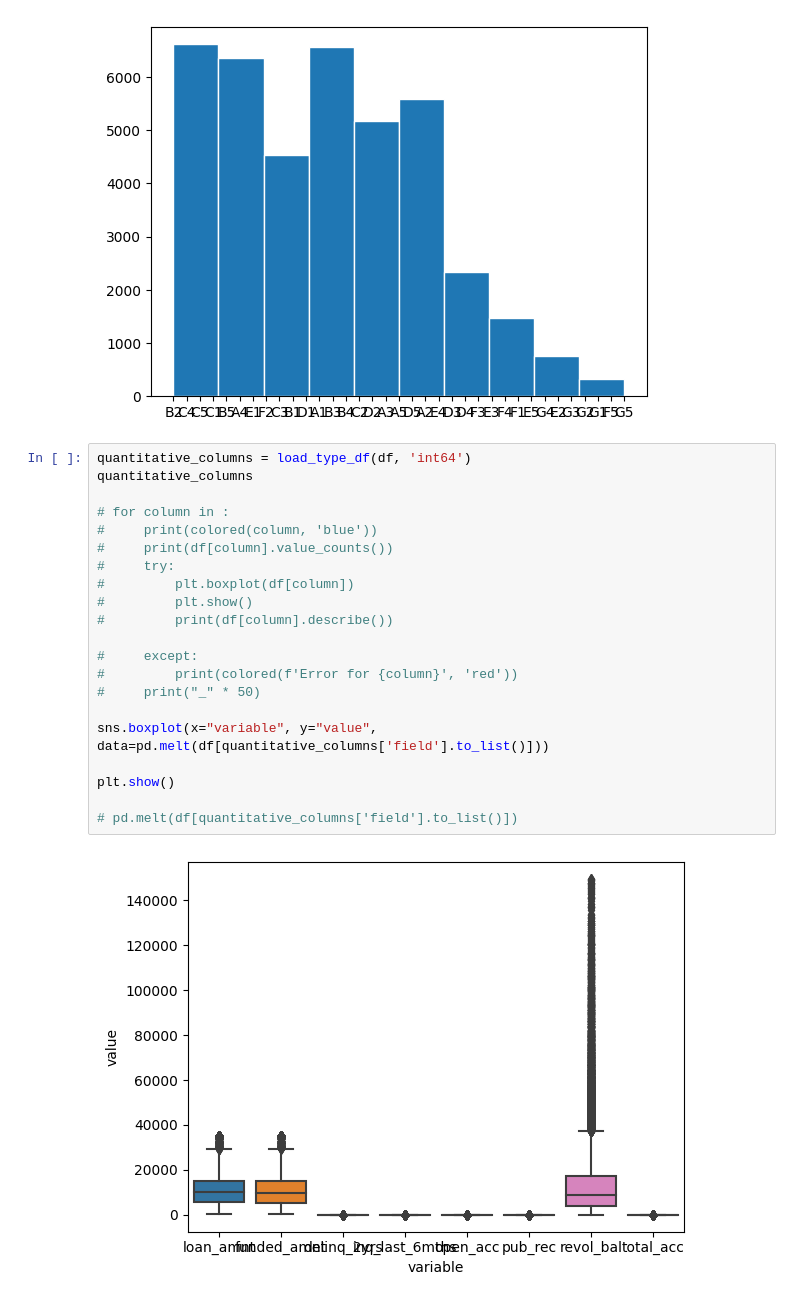
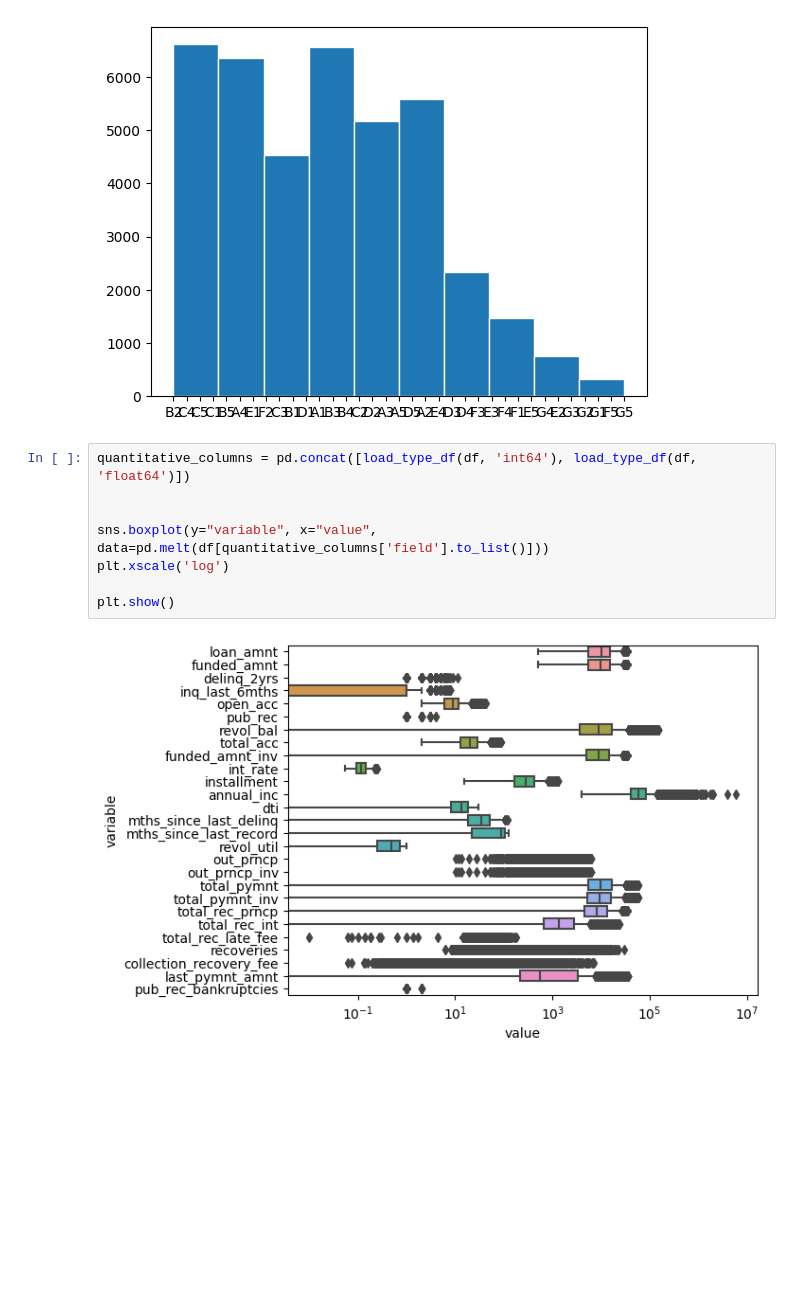
Before and after one commit to irish-luong/LandingClubCaseStudy, a Jupyter notebook: lending_club_case_study.ipynb, the cells around one changed output. Saved outputs shown, nothing was run; the diff lists cells and outputs as text; blank space fills up the shorter version.

```diff
--- a/lending_club_case_study.ipynb
+++ b/lending_club_case_study.ipynb
@@ -721,25 +752,12 @@ plt.hist(df["sub_grade"].sort_index(), edgecolor='w')
  <BarContainer object of 10 artists>)
 [figure]
 # %%
-quantitative_columns = load_type_df(df, 'int64')
-quantitative_columns
+quantitative_columns = pd.concat([load_type_df(df, 'int64'), load_type_df(df, 'float64')])
 
-# for column in :
-#     print(colored(column, 'blue'))
-#     print(df[column].value_counts())
-#     try:
-#         plt.boxplot(df[column])
-#         plt.show()
-#         print(df[column].describe())
 
-#     except:
-#         print(colored(f'Error for {column}', 'red'))
-#     print("_" * 50)
-
-sns.boxplot(x="variable", y="value", data=pd.melt(df[quantitative_columns['field'].to_list()]))
+sns.boxplot(y="variable", x="value", data=pd.melt(df[quantitative_columns['field'].to_list()]))
+plt.xscale('log')
 
 plt.show()
-
-# pd.melt(df[quantitative_columns['field'].to_list()])
 # %% [output]
-[figure, old version]
+[figure, new version]
```
Also changed, not shown: parts of 25 cells of this notebook.
